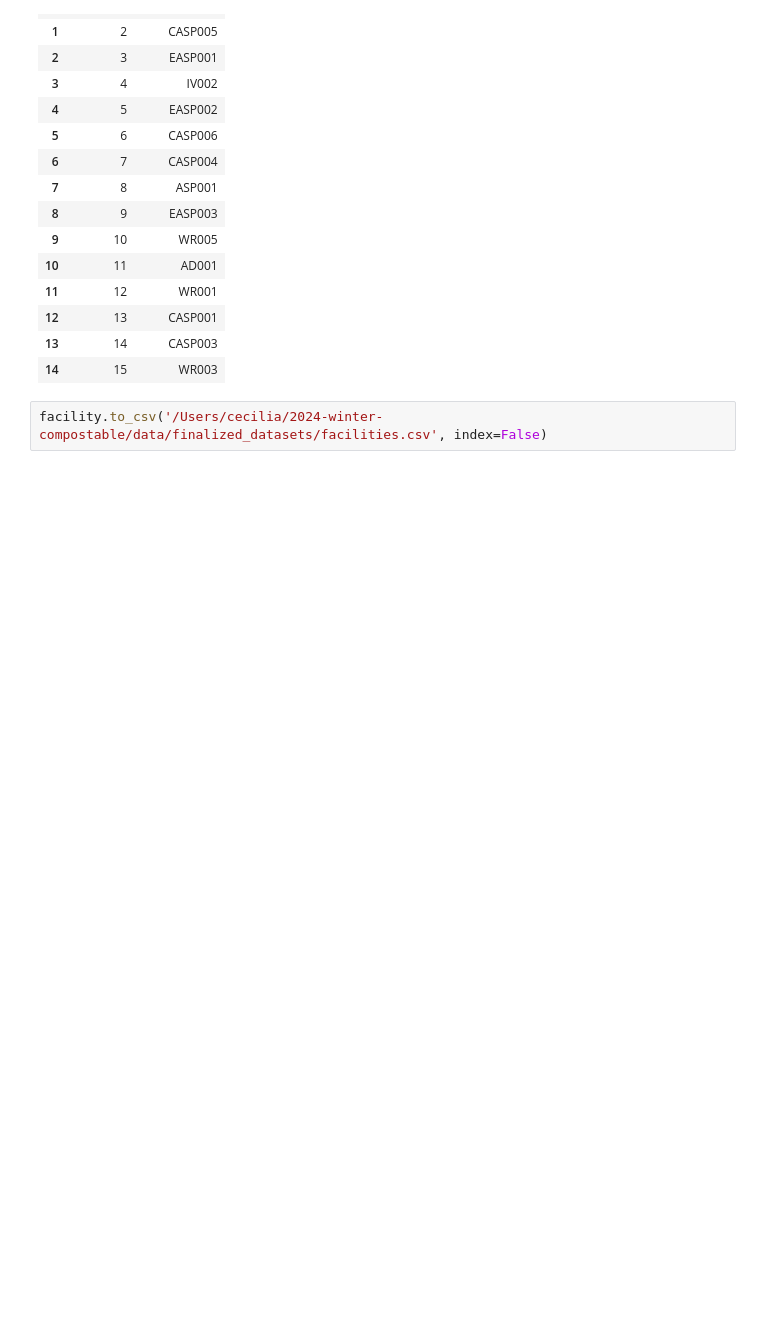
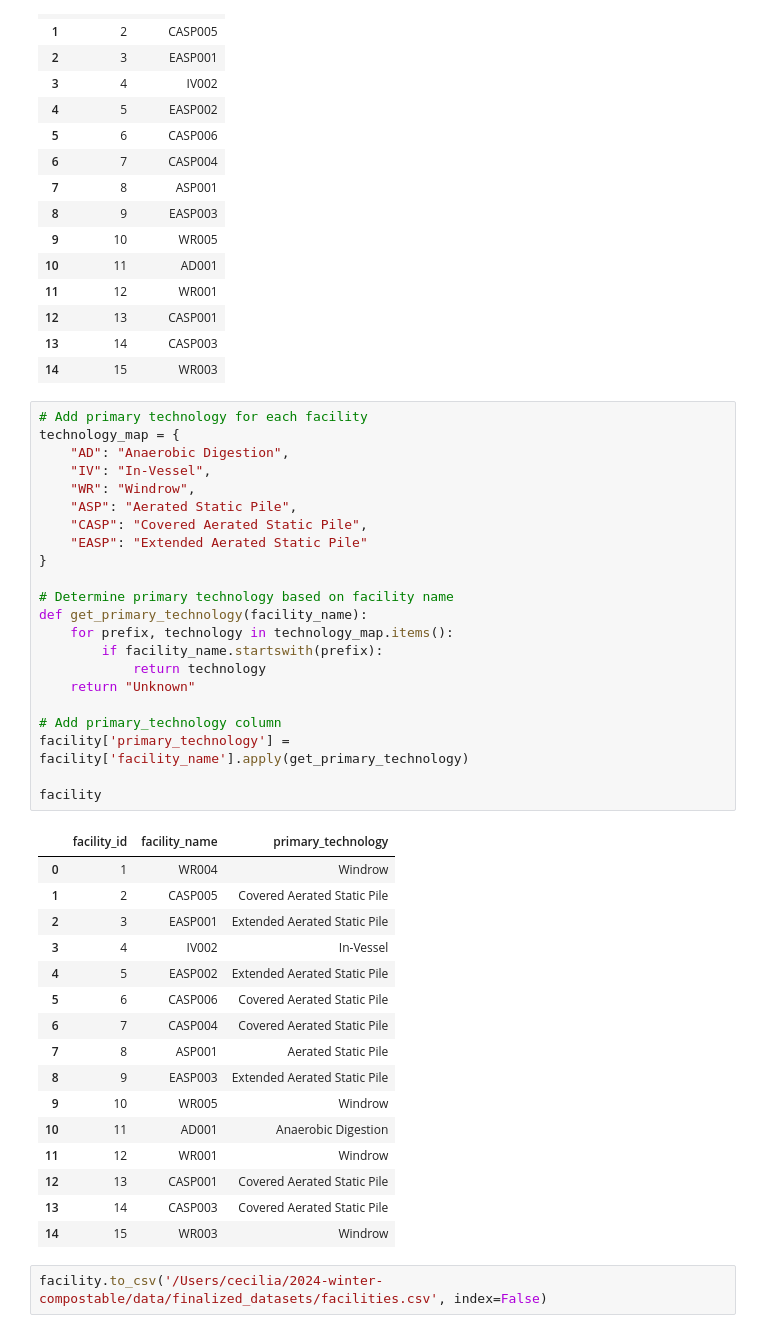
Before and after one commit to uchicago-dsi/compostable-disintegration-analysis, a Jupyter notebook: notebooks/add_facility_trial_trial_conditions.ipynb, the cells around one changed output. Cells and saved outputs as stored; diff of their text form; blank space fills up the shorter version.

```diff
--- a/notebooks/add_facility_trial_trial_conditions.ipynb
+++ b/notebooks/add_facility_trial_trial_conditions.ipynb
@@ -553,6 +553,45 @@ See the caveats in the documentation: https://pandas.pydata.org/pandas-docs/stab
 | 12 | 13 | CASP001 |
 | 13 | 14 | CASP003 |
 | 14 | 15 | WR003 |
+# %%
+# Add primary technology for each facility
+technology_map = {
+    "AD": "Anaerobic Digestion",
+    "IV": "In-Vessel",
+    "WR": "Windrow",
+    "ASP": "Aerated Static Pile",
+    "CASP": "Covered Aerated Static Pile",
+    "EASP": "Extended Aerated Static Pile"
+}
+
+# Determine primary technology based on facility name
+def get_primary_technology(facility_name):
+    for prefix, technology in technology_map.items():
+        if facility_name.startswith(prefix):
+            return technology
+    return "Unknown"
+
+# Add primary_technology column
+facility['primary_technology'] = facility['facility_name'].apply(get_primary_technology)
+
+facility
+# %% [output]
+|  | facility_id | facility_name | primary_technology |
+| 0 | 1 | WR004 | Windrow |
+| 1 | 2 | CASP005 | Covered Aerated Static Pile |
+| 2 | 3 | EASP001 | Extended Aerated Static Pile |
+| 3 | 4 | IV002 | In-Vessel |
+| 4 | 5 | EASP002 | Extended Aerated Static Pile |
+| 5 | 6 | CASP006 | Covered Aerated Static Pile |
+| 6 | 7 | CASP004 | Covered Aerated Static Pile |
+| 7 | 8 | ASP001 | Aerated Static Pile |
+| 8 | 9 | EASP003 | Extended Aerated Static Pile |
+| 9 | 10 | WR005 | Windrow |
+| 10 | 11 | AD001 | Anaerobic Digestion |
+| 11 | 12 | WR001 | Windrow |
+| 12 | 13 | CASP001 | Covered Aerated Static Pile |
+| 13 | 14 | CASP003 | Covered Aerated Static Pile |
+| 14 | 15 | WR003 | Windrow |
 # %%
 facility.to_csv('/Users/cecilia/2024-winter-compostable/data/finalized_datasets/facilities.csv', index=False)
 # %% [markdown]
```
Also changed, not shown: parts of 1 cell of this notebook, 1 other file.
